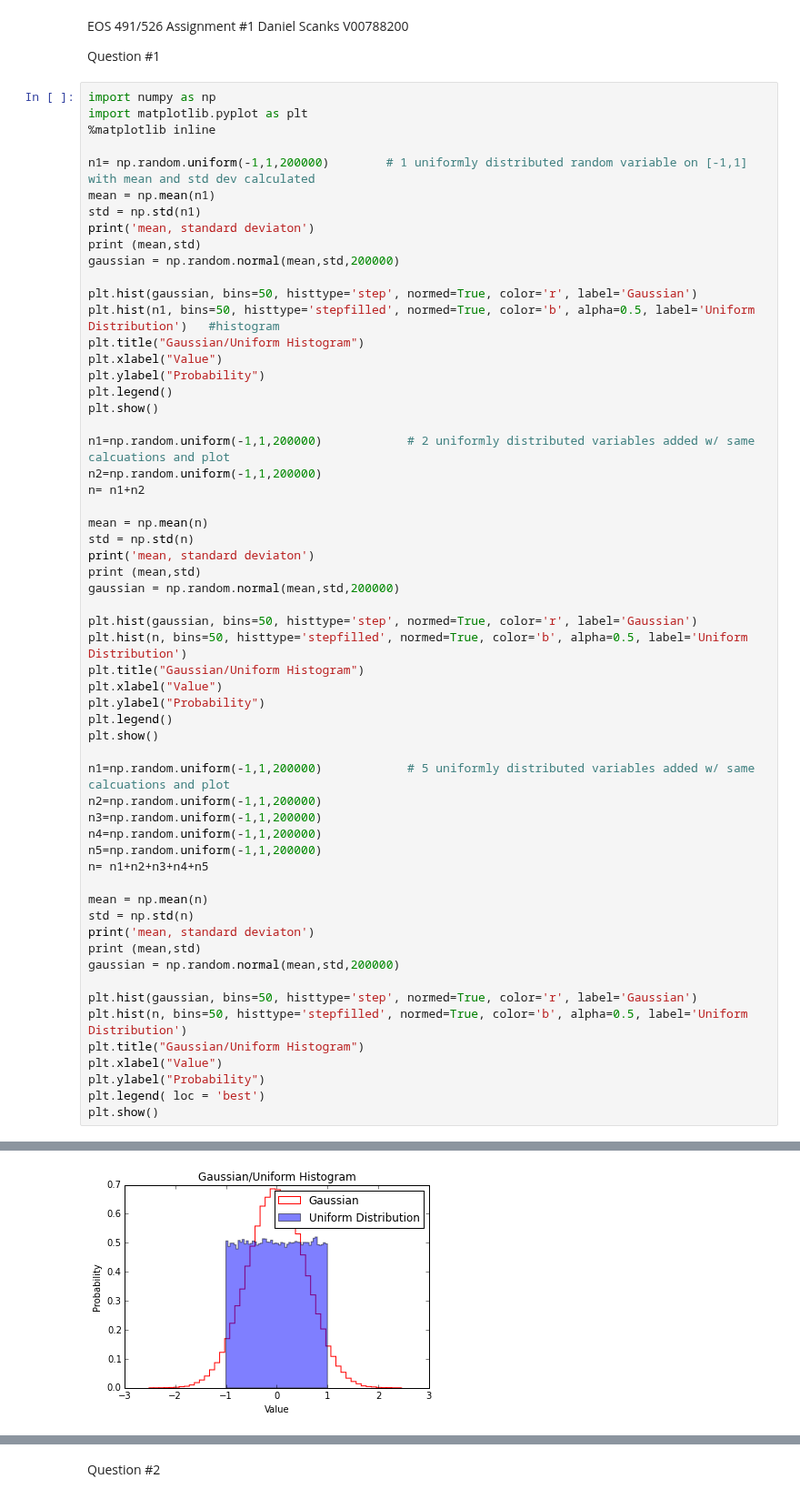
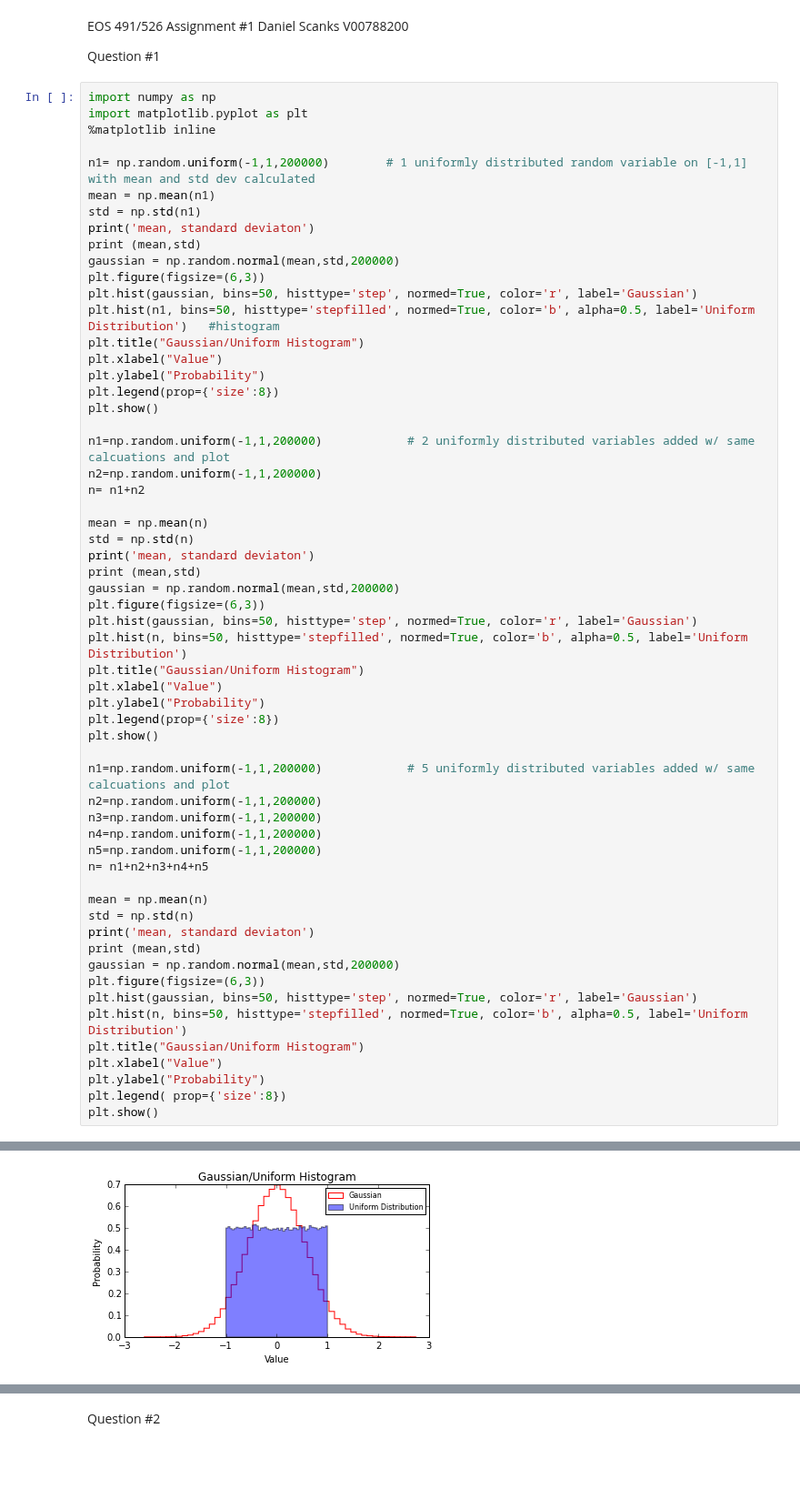
Before and after one commit to scanks/EOS491Assignments, a Jupyter notebook: EOS491Assignment01.ipynb, the cells around one changed output, grey strips where cells are left out. Shown at 91% size. Cells and saved outputs as stored; diff of their text form; blank space fills up the shorter version.

Commit message:
Finished Complete Assignment 1,2,3 with graph size adjusted

```diff
--- a/EOS491Assignment01.ipynb
+++ b/EOS491Assignment01.ipynb
@@ -15,13 +15,13 @@ std = np.std(n1)
 print('mean, standard deviaton')
 print (mean,std)
 gaussian = np.random.normal(mean,std,200000)
-
+plt.figure(figsize=(6,3))
 plt.hist(gaussian, bins=50, histtype='step', normed=True, color='r', label='Gaussian')
 plt.hist(n1, bins=50, histtype='stepfilled', normed=True, color='b', alpha=0.5, label='Uniform Distribution')   #histogram
 plt.title("Gaussian/Uniform Histogram")
 plt.xlabel("Value")
 plt.ylabel("Probability")
-plt.legend()
+plt.legend(prop={'size':8})
 plt.show()
 
 n1=np.random.uniform(-1,1,200000)            # 2 uniformly distributed variables added w/ same calcuations and plot
@@ -33,13 +33,13 @@ std = np.std(n)
 print('mean, standard deviaton')
 print (mean,std)
 gaussian = np.random.normal(mean,std,200000)
-
+plt.figure(figsize=(6,3))
 plt.hist(gaussian, bins=50, histtype='step', normed=True, color='r', label='Gaussian')
 plt.hist(n, bins=50, histtype='stepfilled', normed=True, color='b', alpha=0.5, label='Uniform Distribution')
 plt.title("Gaussian/Uniform Histogram")
 plt.xlabel("Value")
 plt.ylabel("Probability")
-plt.legend()
+plt.legend(prop={'size':8})
 plt.show()
 
 n1=np.random.uniform(-1,1,200000)            # 5 uniformly distributed variables added w/ same calcuations and plot
@@ -54,13 +54,13 @@ std = np.std(n)
 print('mean, standard deviaton')
 print (mean,std)
 gaussian = np.random.normal(mean,std,200000)
-
+plt.figure(figsize=(6,3))
 plt.hist(gaussian, bins=50, histtype='step', normed=True, color='r', label='Gaussian')
 plt.hist(n, bins=50, histtype='stepfilled', normed=True, color='b', alpha=0.5, label='Uniform Distribution')
 plt.title("Gaussian/Uniform Histogram")
 plt.xlabel("Value")
 plt.ylabel("Probability")
-plt.legend( loc = 'best')
+plt.legend( prop={'size':8})
 plt.show()
 # %% [output]
 mean, standard deviaton
@@ -68,2 +68,2 @@ mean, standard deviaton
-[figure, old version]
+[figure, new version]
 mean, standard deviaton
```
Also changed, not shown: parts of 2 cells of this notebook.
